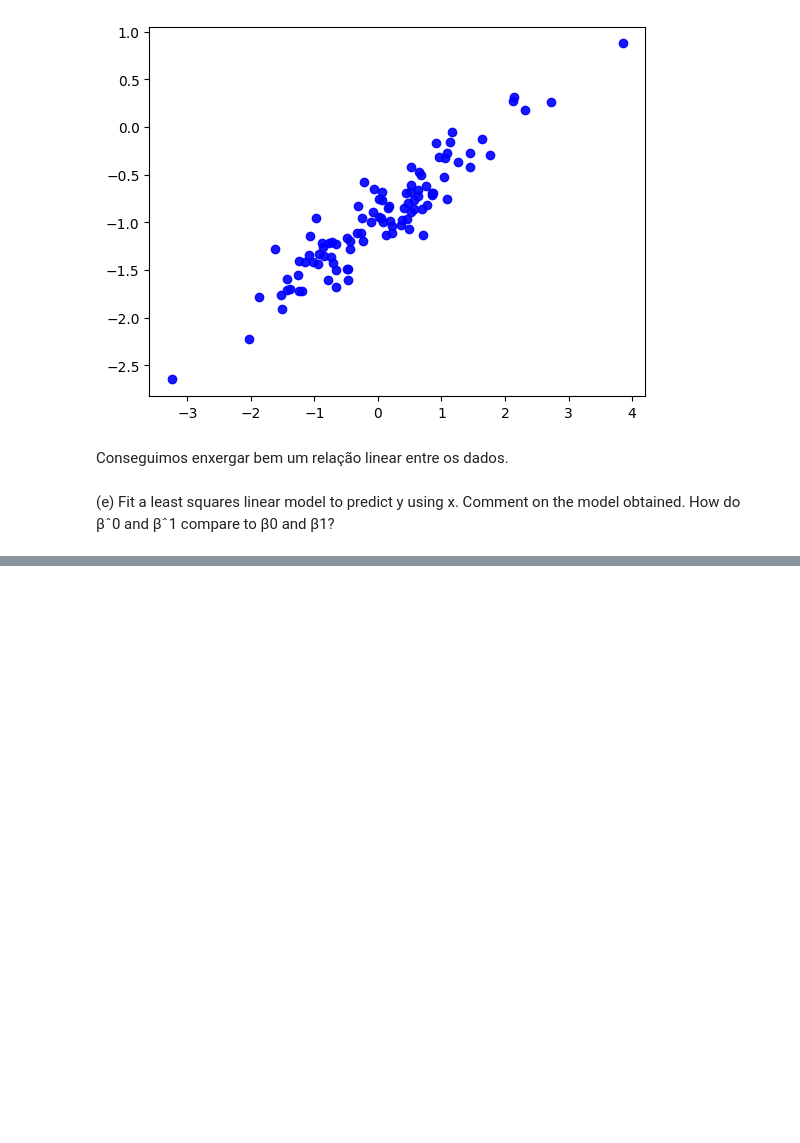
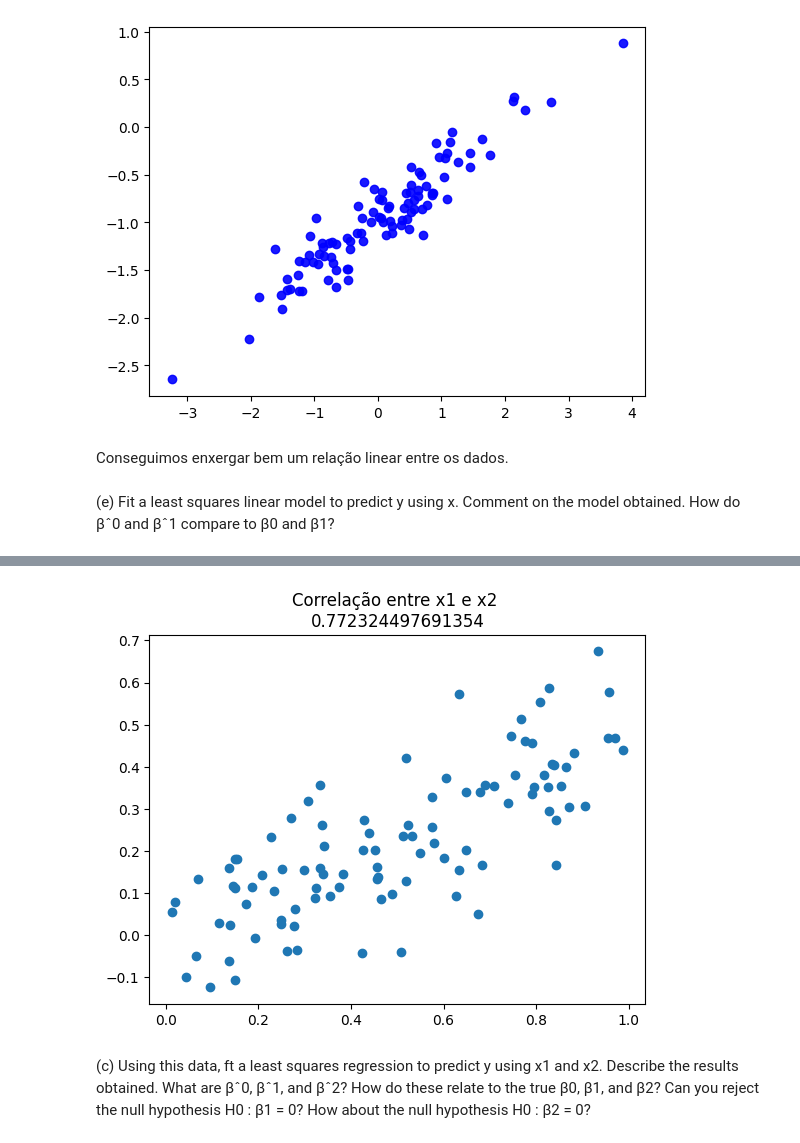
Before and after one commit to eduardamota/data-science-isl, a Jupyter notebook: 3-linear-regression/exercises-regressao-linear.ipynb, the cells around one changed output, grey strips where cells are left out. Drawn from its saved outputs; the diff is of its cells as text; code cells hidden in the pictures; blank space fills up the shorter version.

```diff
--- a/3-linear-regression/exercises-regressao-linear.ipynb
+++ b/3-linear-regression/exercises-regressao-linear.ipynb
@@ -881,0 +1029,5 @@ SyntaxError: incomplete input (371808397.py, line 3)
+# %%
+rng = np.random.default_rng(10)
+x1 = rng.uniform(0, 1, size=100)
+x2 = 0.5 * x1 + rng.normal(size=100) / 10
+y = 2 + 2 * x1 + 0.3 * x2 + rng.normal(size=100)
@@ -881,0 +1045,9 @@ SyntaxError: incomplete input (371808397.py, line 3)
+# %%
+plt.scatter(x1,x2)
+plt.title(f"Correlação entre x1 e x2 \n{correlation_coefficient}")
+plt.show()
+# %% [output]
+[figure, added]
+# %% [markdown]
+(c) Using this data, ft a least squares regression to predict y using x1 and x2. Describe the results obtained. What are βˆ0, βˆ1, and βˆ2? How do these relate to the true β0, β1, and β2? Can you reject the null hypothesis H0 : β1 = 0? How about the null
+hypothesis H0 : β2 = 0?
```
Also changed, not shown: parts of 57 cells of this notebook.
